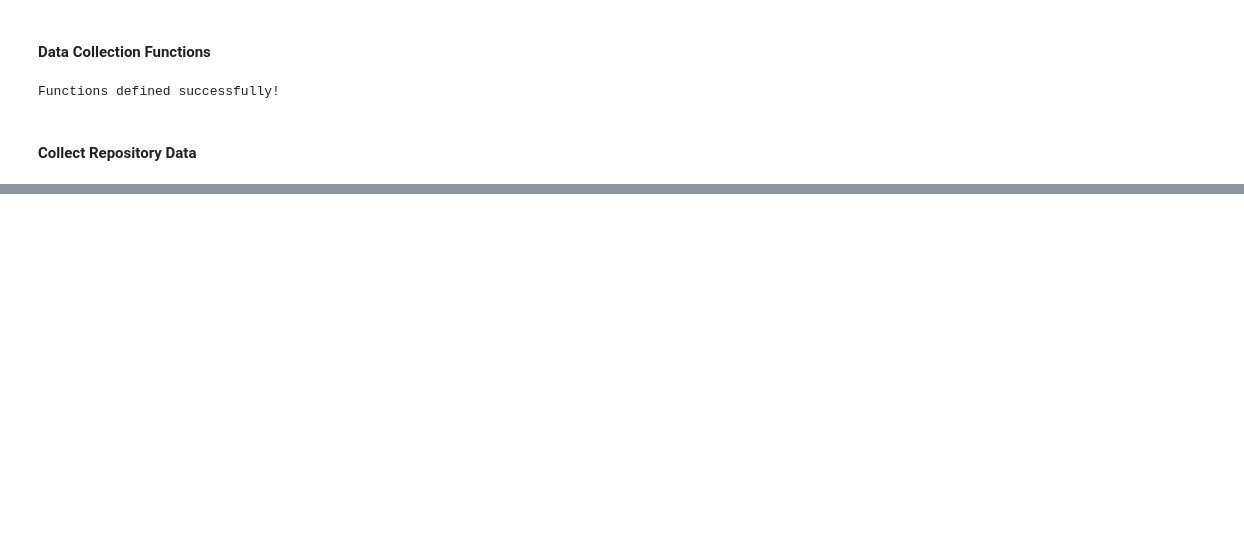
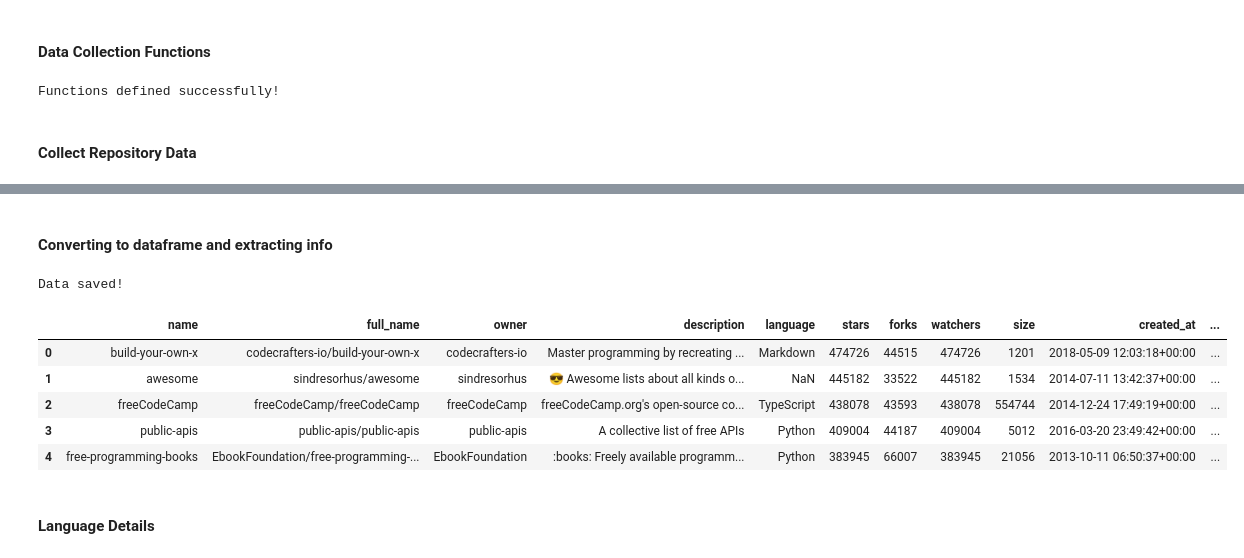
Before and after one commit to joeltikoo/github-trends-analyzer, a Jupyter notebook: notebook.ipynb, the cells around one changed output, grey strips where cells are left out. Cells and saved outputs as stored; diff of their text form; code cells hidden in the pictures; blank space fills up the shorter version.

```diff
--- a/notebook.ipynb
+++ b/notebook.ipynb
@@ -171,0 +173,48 @@ Rate limit remaining: 4977
+# %% [markdown]
+#### Converting to dataframe and extracting info
+# %%
+df = pd.DataFrame(top_repos)
+
+# Extract key fields
+df_clean = pd.DataFrame({
+    'name': df['name'],
+    'full_name': df['full_name'],
+    'owner': df['owner'].apply(lambda x: x['login']),
+    'description': df['description'],
+    'language': df['language'],
+    'stars': df['stargazers_count'],
+    'forks': df['forks_count'],
+    'watchers': df['watchers_count'],
+    'size': df['size'],
+    'created_at': pd.to_datetime(df['created_at']),
+    'updated_at': pd.to_datetime(df['updated_at']),
+    'pushed_at': pd.to_datetime(df['pushed_at']),
+    'open_issues': df['open_issues_count'],
+    'license': df['license'].apply(lambda x: x['name'] if x else 'No License'),
+    'topics': df.get('topics', [[] for _ in range(len(df))]),
+    'has_wiki': df['has_wiki'],
+    'has_pages': df['has_pages'],
+    'archived': df['archived']
+})
+
+# Calculate repo age
+df_clean['age_days'] = (pd.Timestamp.now(tz='UTC') - df_clean['created_at']).dt.days
+
+# Calculate stars per day (popularity velocity)
+df_clean['stars_per_day'] = df_clean['stars'] / (df_clean['age_days'] + 1)
+
+# Save raw data
+df_clean.to_csv('github_repos_raw.csv', index=False)
+print("Data saved!")
+
+df_clean.head()
+# %% [output]
+Data saved!
+|  | name | full_name | owner | description | language | stars | forks | watchers | size | created_at | ... |
+| 0 | build-your-own-x | codecrafters-io/build-your-own-x | codecrafters-io | Master programming by recreating ... | Markdown | 474726 | 44515 | 474726 | 1201 | 2018-05-09 12:03:18+00:00 | ... |
+| 1 | awesome | sindresorhus/awesome | sindresorhus | 😎 Awesome lists about all kinds o... | NaN | 445182 | 33522 | 445182 | 1534 | 2014-07-11 13:42:37+00:00 | ... |
+| 2 | freeCodeCamp | freeCodeCamp/freeCodeCamp | freeCodeCamp | freeCodeCamp.org's open-source co... | TypeScript | 438078 | 43593 | 438078 | 554744 | 2014-12-24 17:49:19+00:00 | ... |
+| 3 | public-apis | public-apis/public-apis | public-apis | A collective list of free APIs | Python | 409004 | 44187 | 409004 | 5012 | 2016-03-20 23:49:42+00:00 | ... |
+| 4 | free-programming-books | EbookFoundation/free-programming-... | EbookFoundation | :books: Freely available programm... | Python | 383945 | 66007 | 383945 | 21056 | 2013-10-11 06:50:37+00:00 | ... |
+# %% [markdown]
+#### Language Details
```
Also changed, not shown: parts of 12 cells of this notebook, 13 other files.
